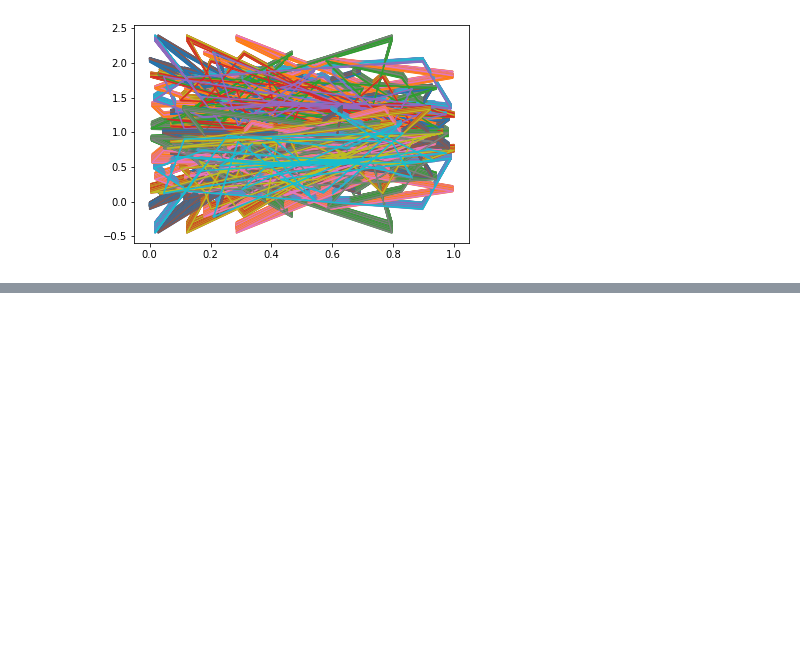
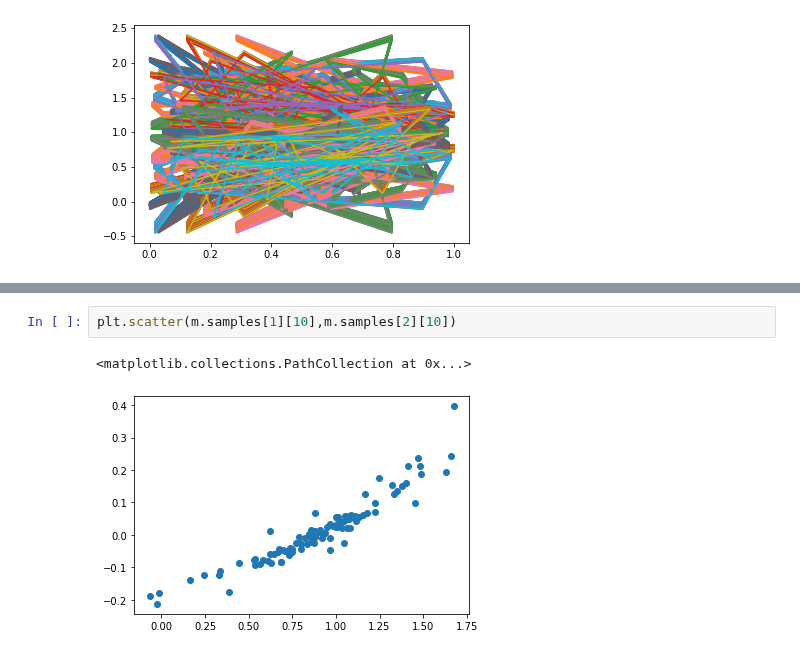
Before and after one commit to mingdeyu/DGP, a Jupyter notebook: Friedman_fct.ipynb, the cells around one changed output, grey strips where cells are left out. Saved outputs shown, nothing was run; the diff lists cells and outputs as text; blank space fills up the shorter version.

```diff
--- a/Friedman_fct.ipynb
+++ b/Friedman_fct.ipynb
@@ -59,0 +85,5 @@ for i in range(len(m.samples[1])):
+# %%
+plt.scatter(m.samples[1][10],m.samples[2][10])
+# %% [output]
+<matplotlib.collections.PathCollection at 0x...>
+[figure, added]
```
Also changed, not shown: parts of 12 cells of this notebook, 4 other files.
